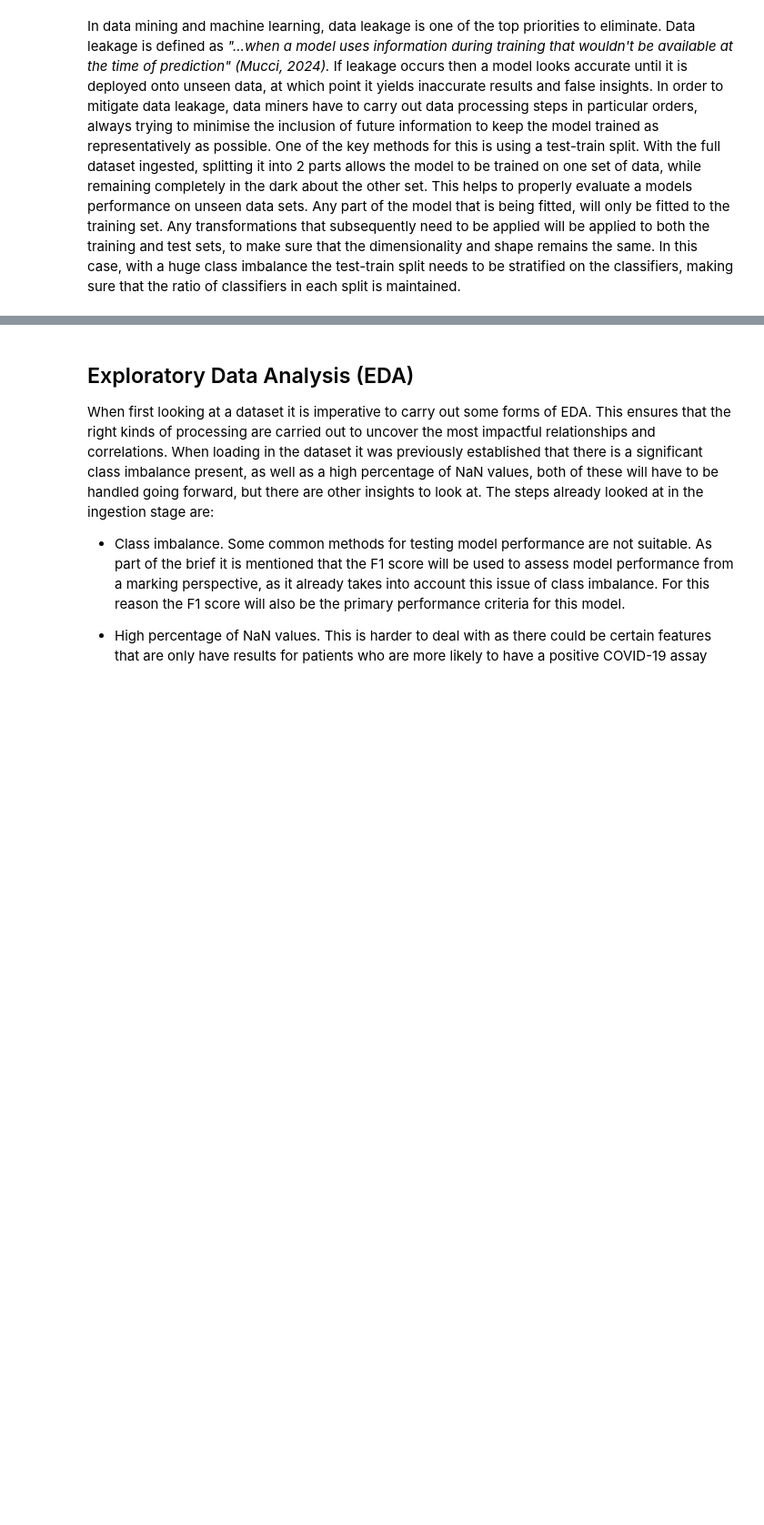
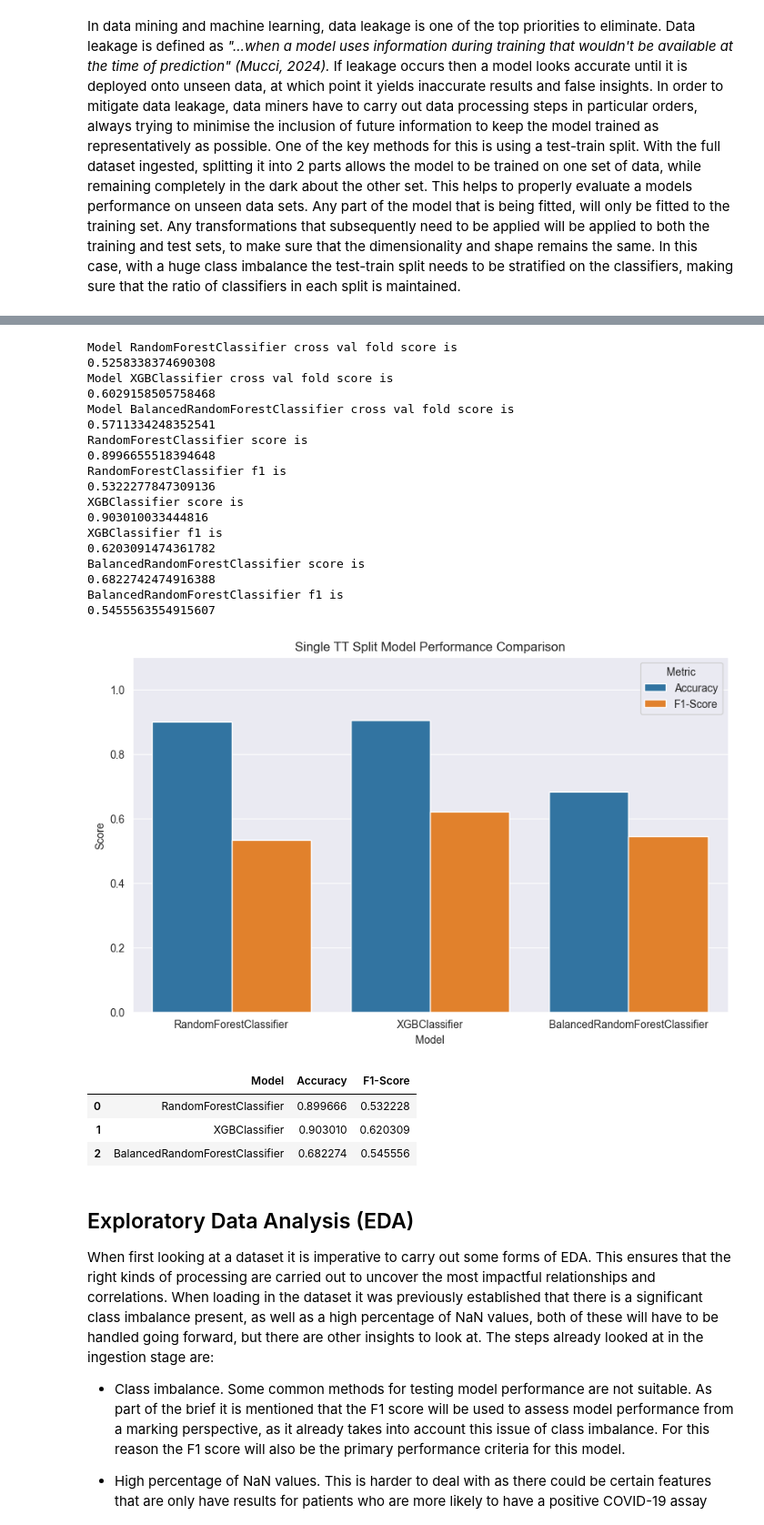
Before and after one commit to TheCherubQueen/DC3DMN, a Jupyter notebook: cw/DC3DMN_Report.ipynb, the cells around one changed output, grey strips where cells are left out. Shown at 91% size. Cells and saved outputs as stored; diff of their text form; code cells hidden in the pictures; blank space fills up the shorter version.

```diff
--- a/cw/DC3DMN_Report.ipynb
+++ b/cw/DC3DMN_Report.ipynb
@@ -205,0 +290,8 @@ plt.show()
+# %%
+def model_predict(fitted_model, dfx_test, dfy_test):
+    predictions = fitted_model.predict(dfx_test)
+    score = fitted_model.score(dfx_test, dfy_test)
+    f1 = f1_score(predictions, dfy_test, average = 'macro')
+    model_name = fitted_model.__class__.__name__
+    print(f'{model_name} score is \n{score}\n{model_name} f1 is \n{f1}')
+    return predictions, score, f1, model_name
@@ -206,3 +320,59 @@ plt.show()
+# %%
+from imblearn.ensemble import BalancedRandomForestClassifier
+
+skf = StratifiedKFold(n_splits = 5, shuffle = True, random_state = 1)
+results = {}
+fitted_models = []
+unfitted_models = [
+    RandomForestClassifier(),
+    XGBClassifier(),
+    BalancedRandomForestClassifier(),
+    #KNeighborsClassifier(n_neighbors = 5) #requires nan handling, needs to be tested separately
+
+]
+
+for model in unfitted_models:
+    model_name = model.__class__.__name__
+    fold_scores = []
+    for train_index, test_index in skf.split(df_predictors, df_classifiers):
+        x_train, x_test = df_predictors.iloc[train_index].copy(), df_predictors.iloc[test_index].copy()
+        y_train, y_test = df_classifiers.iloc[train_index].copy(), df_classifiers.iloc[test_index].copy()
+        x_train, x_test = one_hot_encoder(x_train, x_test)
+        model.fit(x_train, y_train)
+        predictions = model.predict(x_test)
+        fold_scores.append(f1_score(y_test, predictions, average = 'macro'))
+    results[model_name] = np.mean(fold_scores)
+    print(f'Model {model_name} cross val fold score is \n{results[model_name]}')
+
+for unfitted_model in unfitted_models:
+    #run_cross_val(unfitted_model, processed_dfx, processed_dfy)
+    unfitted_model.fit(df_predictor_train, df_classifier_train)
+    fitted_models.append(unfitted_model)
+compare_models(fitted_models, df_predictor_test, df_classifier_test)
+# %% [output]
+Model RandomForestClassifier cross val fold score is
+0.5258338374690308
+Model XGBClassifier cross val fold score is
+0.6029158505758468
+Model BalancedRandomForestClassifier cross val fold score is
+0.5711334248352541
+RandomForestClassifier score is
+0.8996655518394648
+RandomForestClassifier f1 is
+0.5322277847309136
+XGBClassifier score is
+0.903010033444816
+XGBClassifier f1 is
+0.6203091474361782
+BalancedRandomForestClassifier score is
+0.6822742474916388
+BalancedRandomForestClassifier f1 is
+0.5455563554915607
+[figure, added]
+|  | Model | Accuracy | F1-Score |
+| 0 | RandomForestClassifier | 0.899666 | 0.532228 |
+| 1 | XGBClassifier | 0.903010 | 0.620309 |
+| 2 | BalancedRandomForestClassifier | 0.682274 | 0.545556 |
 # %% [markdown]
 ## Exploratory Data Analysis (EDA)
 When first looking at a dataset it is imperative to carry out some forms of EDA. This ensures that the right kinds of processing are carried out to uncover the most impactful relationships and correlations. When loading in the dataset it was previously established that there is a significant class imbalance present, as well as a high percentage of NaN values, both of these will have to be handled going forward, but there are other insights to look at. The steps already looked at in the ingestion stage are:
```
Also changed, not shown: parts of 45 cells of this notebook, 1 other file.
